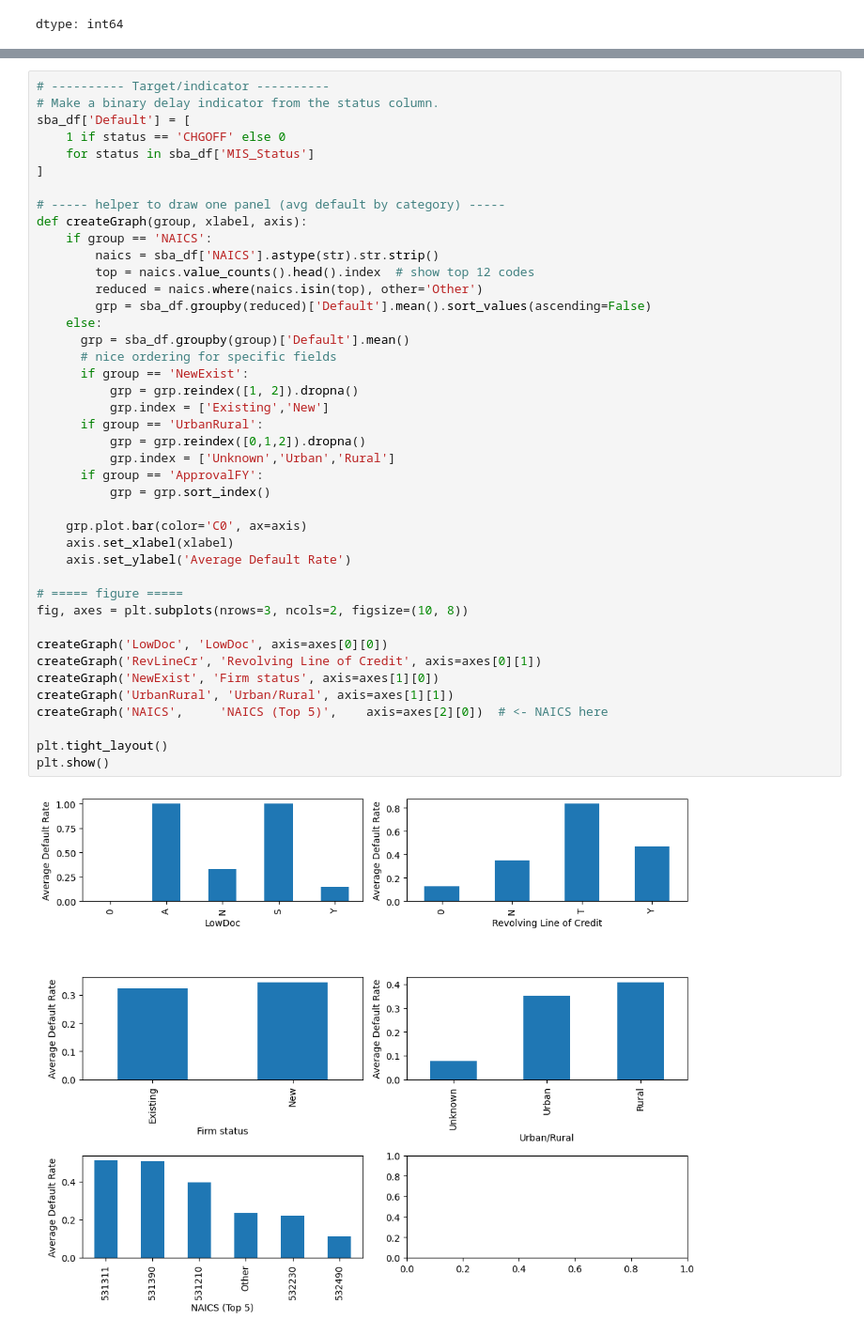
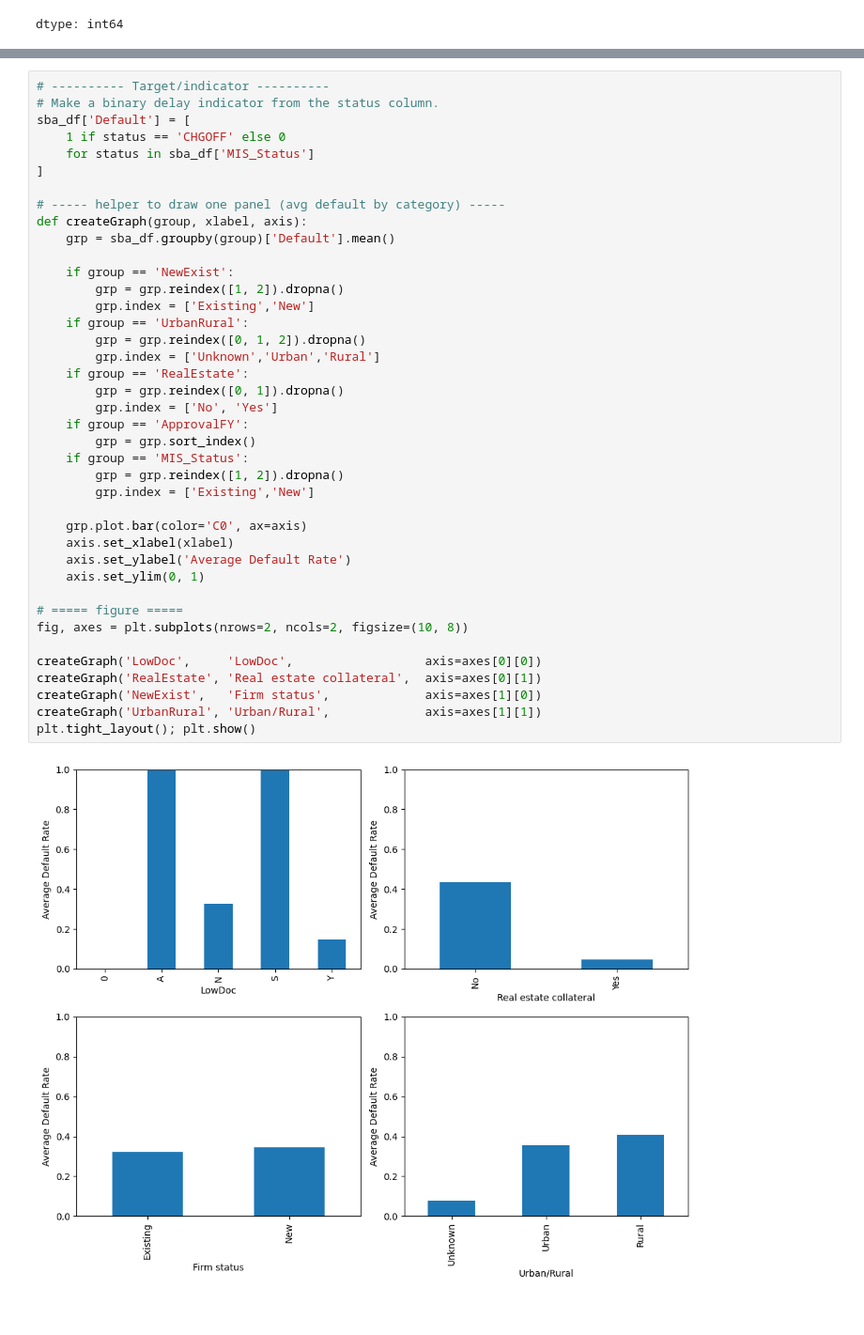
Before and after one commit to manvirkaur84/manvirkaur, a Jupyter notebook: docs/ml-concepts/207_ML_MSBA/take_home_project.ipynb, the cells around one changed output, grey strips where cells are left out. Shown: that part at 94% size. Saved outputs shown, nothing was run; the diff lists cells and outputs as text.

```diff
--- a/docs/ml-concepts/207_ML_MSBA/take_home_project.ipynb
+++ b/docs/ml-concepts/207_ML_MSBA/take_home_project.ipynb
@@ -169,44 +169,42 @@ Name: count, dtype: int64
 # %%
 # ---------- Target/indicator ----------
 # Make a binary delay indicator from the status column.
 sba_df['Default'] = [
     1 if status == 'CHGOFF' else 0
     for status in sba_df['MIS_Status']
 ]
 
 # ----- helper to draw one panel (avg default by category) -----
 def createGraph(group, xlabel, axis):
-    if group == 'NAICS':
-        naics = sba_df['NAICS'].astype(str).str.strip()
-        top = naics.value_counts().head().index  # show top 12 codes
-        reduced = naics.where(naics.isin(top), other='Other')
-        grp = sba_df.groupby(reduced)['Default'].mean().sort_values(ascending=False)
-    else:
-      grp = sba_df.groupby(group)['Default'].mean()
-      # nice ordering for specific fields
-      if group == 'NewExist':
-          grp = grp.reindex([1, 2]).dropna()
-          grp.index = ['Existing','New']
-      if group == 'UrbanRural':
-          grp = grp.reindex([0,1,2]).dropna()
-          grp.index = ['Unknown','Urban','Rural']
-      if group == 'ApprovalFY':
-          grp = grp.sort_index()
+    grp = sba_df.groupby(group)['Default'].mean()
+
+    if group == 'NewExist':
+        grp = grp.reindex([1, 2]).dropna()
+        grp.index = ['Existing','New']
+    if group == 'UrbanRural':
+        grp = grp.reindex([0, 1, 2]).dropna()
+        grp.index = ['Unknown','Urban','Rural']
+    if group == 'RealEstate':
+        grp = grp.reindex([0, 1]).dropna()
+        grp.index = ['No', 'Yes']
+    if group == 'ApprovalFY':
+        grp = grp.sort_index()
+    if group == 'MIS_Status':
+        grp = grp.reindex([1, 2]).dropna()
+        grp.index = ['Existing','New']
 
     grp.plot.bar(color='C0', ax=axis)
     axis.set_xlabel(xlabel)
     axis.set_ylabel('Average Default Rate')
+    axis.set_ylim(0, 1)
 
 # ===== figure =====
-fig, axes = plt.subplots(nrows=3, ncols=2, figsize=(10, 8))
+fig, axes = plt.subplots(nrows=2, ncols=2, figsize=(10, 8))
 
-createGraph('LowDoc', 'LowDoc', axis=axes[0][0])
-createGraph('RevLineCr', 'Revolving Line of Credit', axis=axes[0][1])
-createGraph('NewExist', 'Firm status', axis=axes[1][0])
-createGraph('UrbanRural', 'Urban/Rural', axis=axes[1][1])
-createGraph('NAICS',     'NAICS (Top 5)',    axis=axes[2][0])  # <- NAICS here
-
-plt.tight_layout()
-plt.show()
+createGraph('LowDoc',     'LowDoc',                  axis=axes[0][0])
+createGraph('RealEstate', 'Real estate collateral',  axis=axes[0][1])
+createGraph('NewExist',   'Firm status',             axis=axes[1][0])
+createGraph('UrbanRural', 'Urban/Rural',             axis=axes[1][1])
+plt.tight_layout(); plt.show()
 # %% [output]
-[figure, old version]
+[figure, new version]
```
Also changed, not shown: parts of 4 cells of this notebook.
